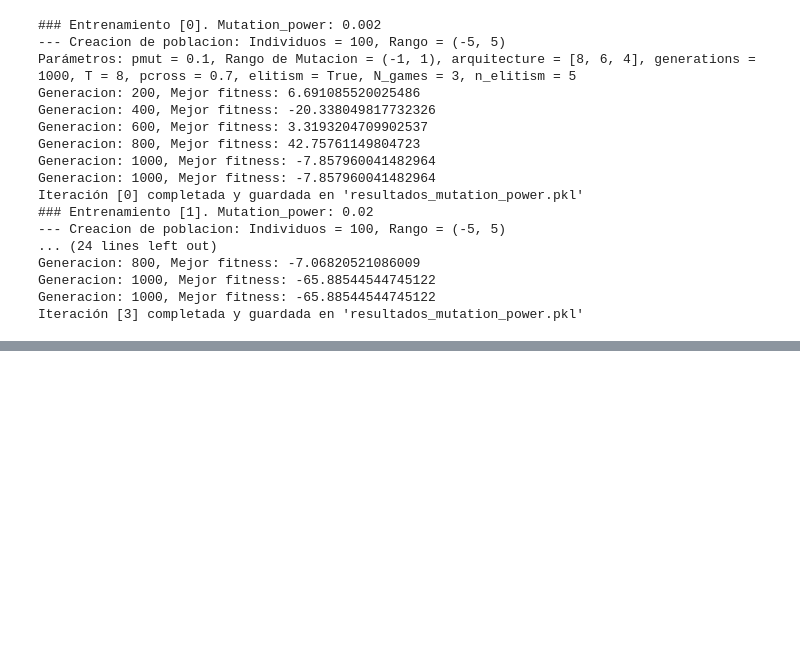
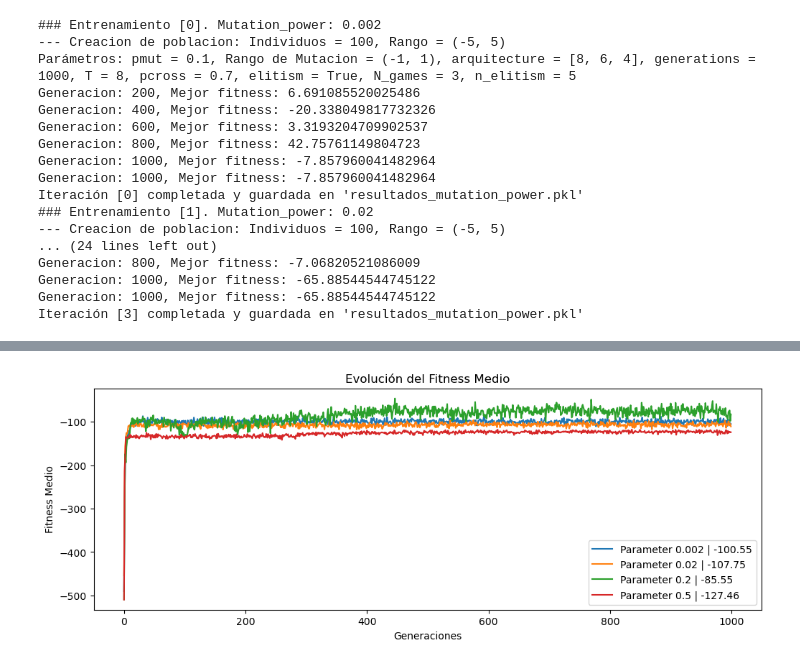
Before and after one commit to JorgeDC01/Reinforcement-Learning-GenerativeAI, a Jupyter notebook: Reinforcement_Learning/LunarLander.ipynb, the cells around one changed output, grey strips where cells are left out. Cells and saved outputs as stored; diff of their text form; code cells hidden in the pictures; blank space fills up the shorter version.

```diff
--- a/Reinforcement_Learning/LunarLander.ipynb
+++ b/Reinforcement_Learning/LunarLander.ipynb
@@ -364,0 +433,20 @@ plt.show()
+# %%
+mutation_power = [0.002, 0.02, 0.2, 0.5]
+
+f_maxs = data["f_maxs"]
+f_mins = data["f_mins"]
+f_means = data["f_means"]
+execution_times = data["execution_times"]
+
+plt.figure(figsize=(12,4))
+for i, f_mean in enumerate(f_means):
+    plt.plot(f_mean, label=f"Parameter {mutation_power[i]} | {np.array(f_mean).mean():.2f}")
+
+
+plt.xlabel("Generaciones")
+plt.ylabel("Fitness Medio")
+plt.title("Evolución del Fitness Medio")
+plt.legend()
+plt.show()
+# %% [output]
+[figure, added]
```
Also changed, not shown: parts of 30 cells of this notebook, 23 other files.
